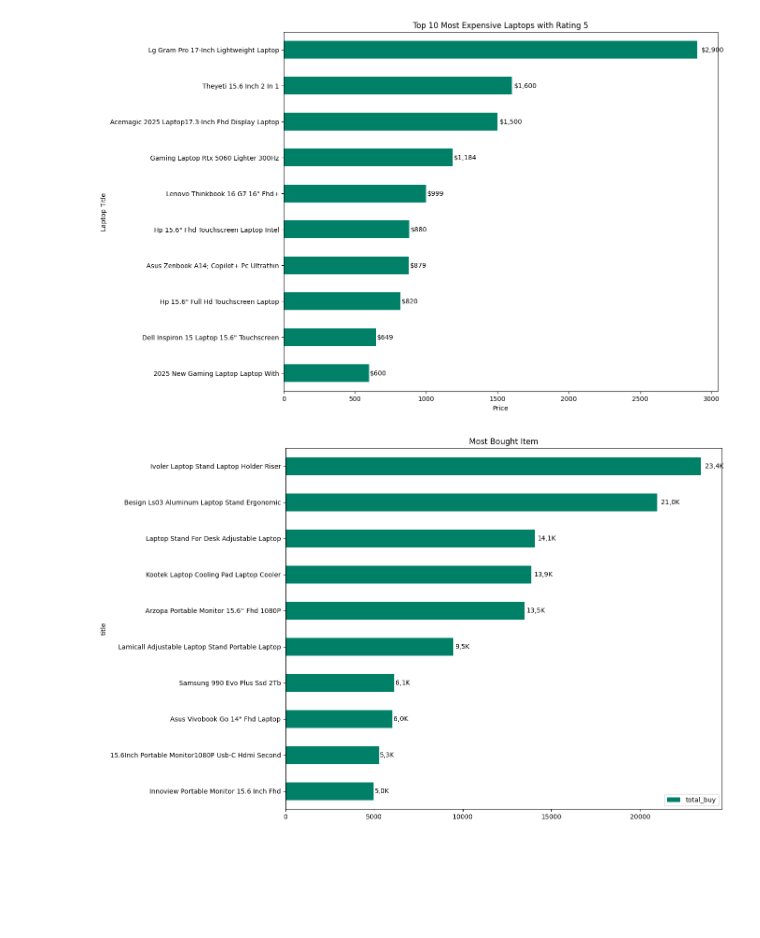
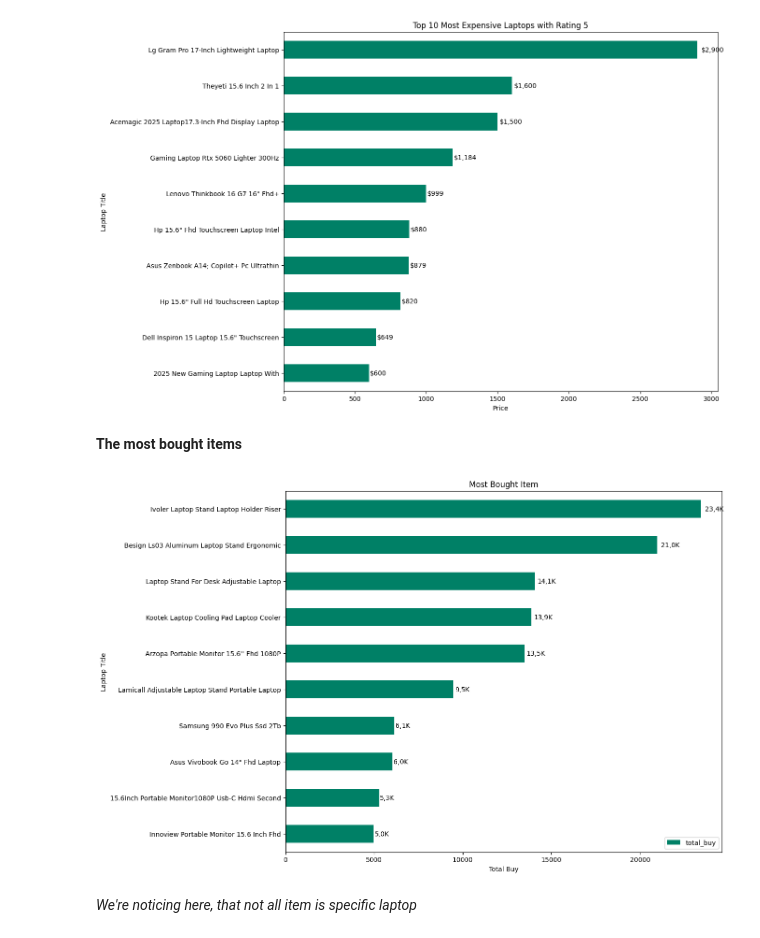
Before and after one commit to flammadc/amazon-scraping, a Jupyter notebook: notebooks/eda.ipynb, the cells around one changed output. Saved outputs shown, nothing was run; the diff lists cells and outputs as text; code cells hidden in the pictures; blank space fills up the shorter version.

```diff
--- a/notebooks/eda.ipynb
+++ b/notebooks/eda.ipynb
@@ -133,27 +173,33 @@ ax.invert_yaxis()
 plt.show()
 # %% [output]
 [figure]
+# %% [markdown]
+__The most bought items__
 # %%
 most_bought = testing[["title","total_buy"]].sort_values(by="total_buy", ascending=False).head(10).reset_index(drop=True)
 ax = most_bought.plot(
     kind="barh",
     x="title",
     y="total_buy",
     figsize=[12,10],
     cmap="summer"
     )
 for p in ax.patches:
     ax.text(
     p.get_width() + (p.get_width() * 0.01),
     p.get_y() + p.get_height() / 2,
     (lambda x: f"{x/1_000_000:.1f}M".replace(".", ",") if x >= 1_000_000
      else f"{x/1_000:.1f}K".replace(".", ",") if x >= 1_000
      else str(int(x)))(p.get_width()),
     va="center"
 )
 
 plt.title("Most Bought Item")
+plt.xlabel("Total Buy")
+plt.ylabel("Laptop Title")
 ax.invert_yaxis()
 plt.show()
 # %% [output]
-[figure, old version]
+[figure, new version]
+# %% [markdown]
+_We're noticing here, that not all item is specific laptop_
```
Also changed, not shown: parts of 17 cells of this notebook.
